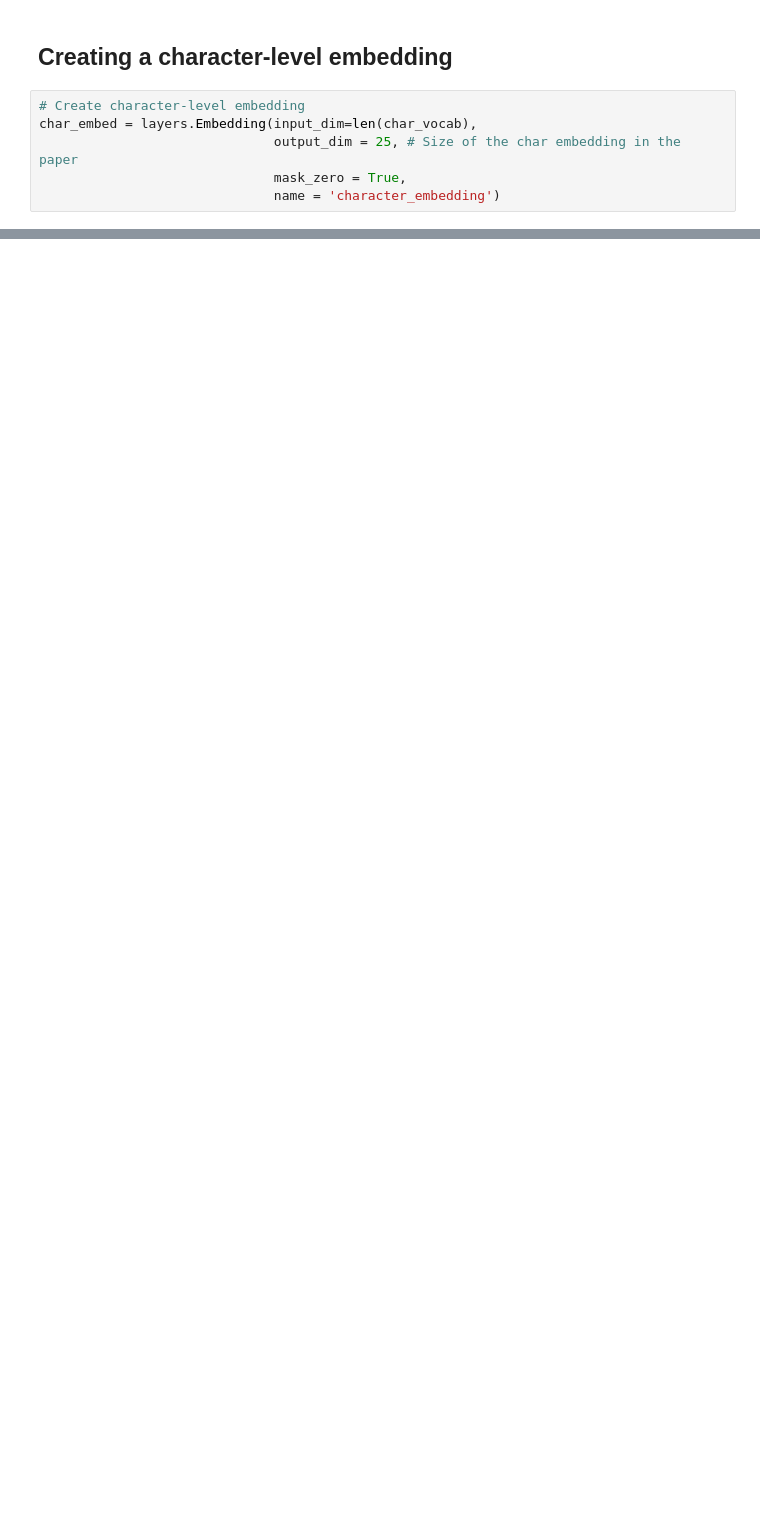
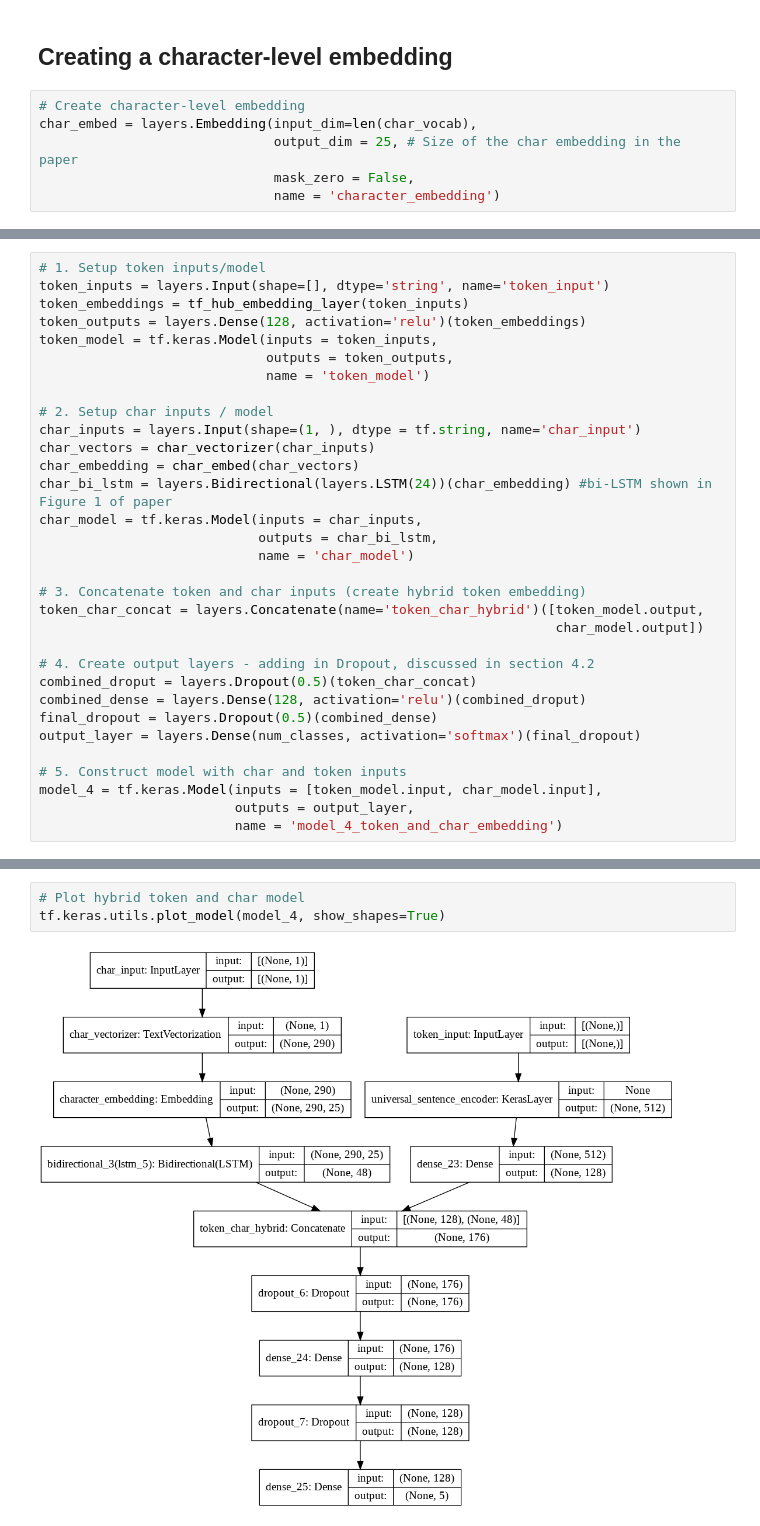
Before and after one commit to dfbeltran/tensorflow_tutorial, a Jupyter notebook: 09_SkimLit_NLP_milestone_project_2.ipynb, the cells around one changed output, grey strips where cells are left out. Drawn from its saved outputs; the diff is of its cells as text; blank space fills up the shorter version.

Commit message:
Finished Milestone Project 2, added an extra model

```diff
--- a/09_SkimLit_NLP_milestone_project_2.ipynb
+++ b/09_SkimLit_NLP_milestone_project_2.ipynb
@@ -818,7 +818,7 @@ Lenght of vectorized chars:
 # Create character-level embedding
 char_embed = layers.Embedding(input_dim=len(char_vocab),
                               output_dim = 25, # Size of the char embedding in the paper
-                              mask_zero = True,
+                              mask_zero = False,
                               name = 'character_embedding')
 # %%
 # Test our character embedding layer
@@ -849,0 +952,32 @@ Char embedded shape:
+# %%
+# 1. Setup token inputs/model
+token_inputs = layers.Input(shape=[], dtype='string', name='token_input')
+token_embeddings = tf_hub_embedding_layer(token_inputs)
+token_outputs = layers.Dense(128, activation='relu')(token_embeddings)
+token_model = tf.keras.Model(inputs = token_inputs,
+                             outputs = token_outputs,
+                             name = 'token_model')
+
+# 2. Setup char inputs / model
+char_inputs = layers.Input(shape=(1, ), dtype = tf.string, name='char_input')
+char_vectors = char_vectorizer(char_inputs)
+char_embedding = char_embed(char_vectors)
+char_bi_lstm = layers.Bidirectional(layers.LSTM(24))(char_embedding) #bi-LSTM shown in Figure 1 of paper
+char_model = tf.keras.Model(inputs = char_inputs,
+                            outputs = char_bi_lstm,
+                            name = 'char_model')
+
+# 3. Concatenate token and char inputs (create hybrid token embedding)
+token_char_concat = layers.Concatenate(name='token_char_hybrid')([token_model.output,
+                                                                  char_model.output])
+
+# 4. Create output layers - adding in Dropout, discussed in section 4.2
+combined_droput = layers.Dropout(0.5)(token_char_concat)
+combined_dense = layers.Dense(128, activation='relu')(combined_droput)
+final_dropout = layers.Dropout(0.5)(combined_dense)
+output_layer = layers.Dense(num_classes, activation='softmax')(final_dropout)
+
+# 5. Construct model with char and token inputs
+model_4 = tf.keras.Model(inputs = [token_model.input, char_model.input],
+                         outputs = output_layer,
+                         name = 'model_4_token_and_char_embedding')
@@ -849,0 +1005,5 @@ Char embedded shape:
+# %%
+# Plot hybrid token and char model
+tf.keras.utils.plot_model(model_4, show_shapes=True)
+# %% [output]
+[figure, added]
```
Also changed, not shown: parts of 92 cells of this notebook.
